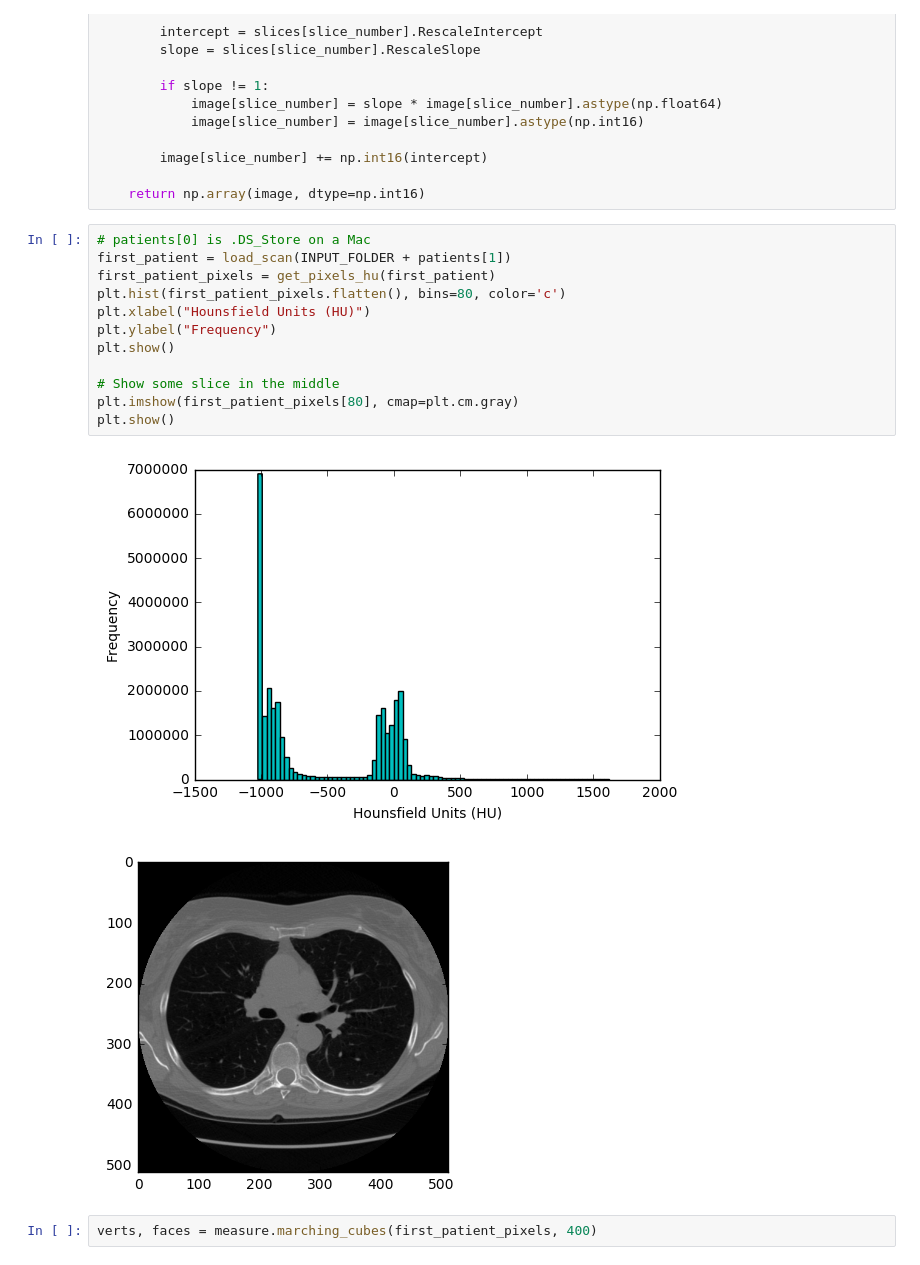
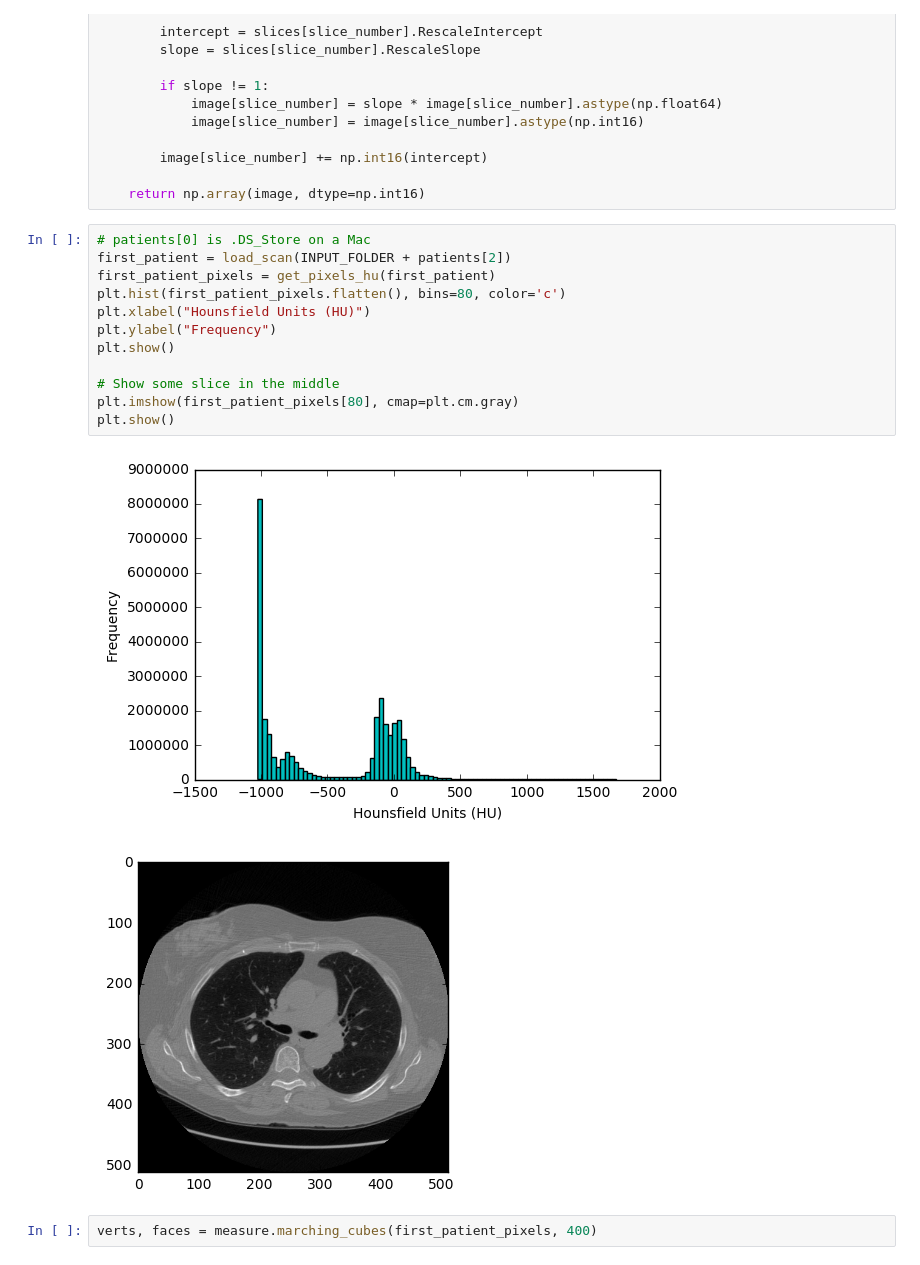
Before and after one commit to MichaelMa2014/Kaggle, a Jupyter notebook: LungCancer/Prepocessing.ipynb, the cells around one changed output. Cells and saved outputs as stored; diff of their text form.

```diff
--- a/LungCancer/Prepocessing.ipynb
+++ b/LungCancer/Prepocessing.ipynb
@@ -135,18 +135,18 @@ def get_pixels_hu(slices):
     return np.array(image, dtype=np.int16)
 # %%
 # patients[0] is .DS_Store on a Mac
-first_patient = load_scan(INPUT_FOLDER + patients[1])
+first_patient = load_scan(INPUT_FOLDER + patients[2])
 first_patient_pixels = get_pixels_hu(first_patient)
 plt.hist(first_patient_pixels.flatten(), bins=80, color='c')
 plt.xlabel("Hounsfield Units (HU)")
 plt.ylabel("Frequency")
 plt.show()
 
 # Show some slice in the middle
 plt.imshow(first_patient_pixels[80], cmap=plt.cm.gray)
 plt.show()
 # %% [output]
-[figure, old version]
+[figure, new version]
-[figure, old version]
+[figure, new version]
 # %%
 verts, faces = measure.marching_cubes(first_patient_pixels, 400)
```
Also changed, not shown: parts of 13 cells of this notebook.
